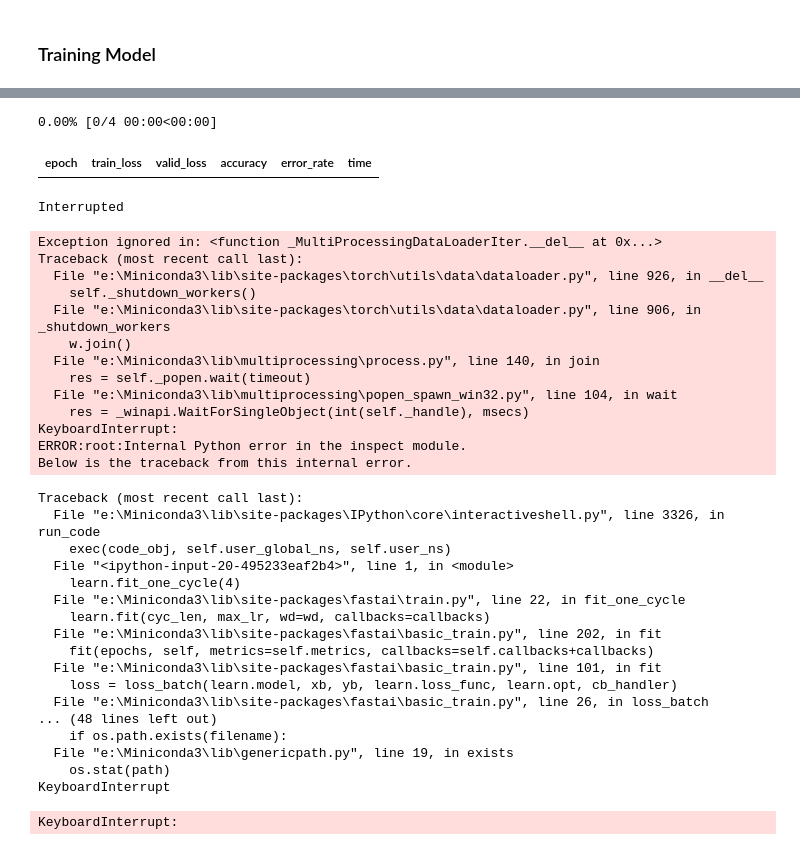
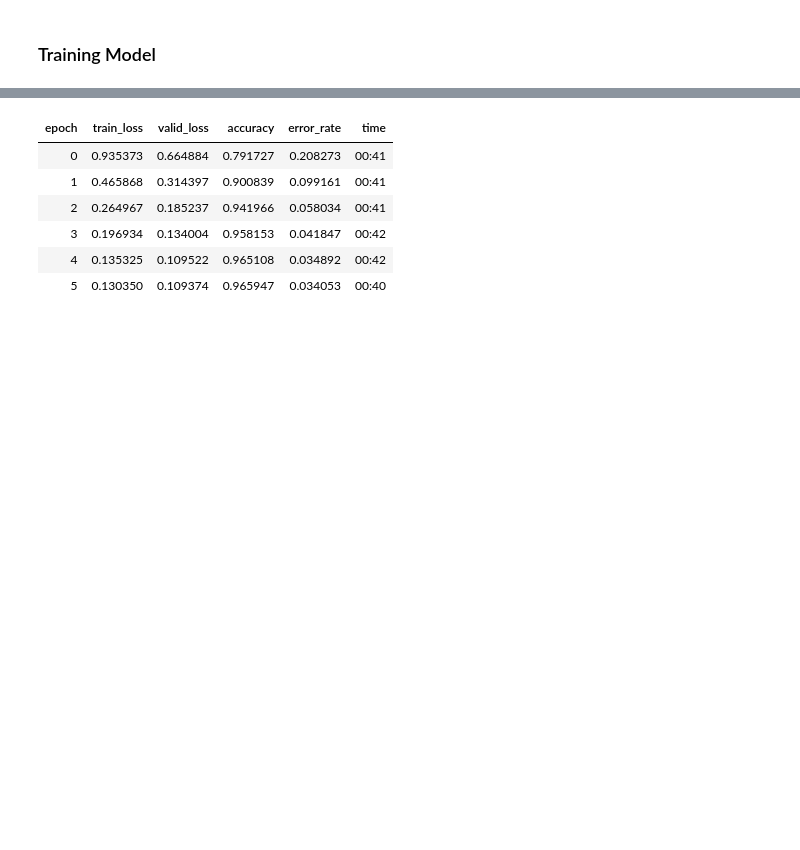
Before and after one commit to mdalvi/fast-ai-lessons, a Jupyter notebook: course-v3/nbs/dl1/lesson1_exercise.ipynb, the cells around one changed output, grey strips where cells are left out. Drawn from its saved outputs; the diff is of its cells as text; code cells hidden in the pictures; blank space fills up the shorter version.

```diff
--- a/course-v3/nbs/dl1/lesson1_exercise.ipynb
+++ b/course-v3/nbs/dl1/lesson1_exercise.ipynb
@@ -70,7 +82,7 @@ unload_images(df_test)
 # %% [markdown]
 ### Loading dataset
 # %%
-dataset = ImageDataBunch.from_folder(IMAGE_DATA_PATH, test='test', bs=64)
+dataset = ImageDataBunch.from_folder(IMAGE_DATA_PATH, test='test', bs=64).normalize(imagenet_stats)
 # %%
 dataset
 # %% [output]
@@ -112,37 +122,10 @@ Downloading: "https://download.pytorch.org/models/resnet34-333f7ec4.pth" to C:\U
 # %%
-learn.fit_one_cycle(4)
+learn.fit_one_cycle(6)
 # %% [output]
-0.00% [0/4 00:00<00:00]
 | epoch | train_loss | valid_loss | accuracy | error_rate | time |
+| 0 | 0.935373 | 0.664884 | 0.791727 | 0.208273 | 00:41 |
+| 1 | 0.465868 | 0.314397 | 0.900839 | 0.099161 | 00:41 |
+| 2 | 0.264967 | 0.185237 | 0.941966 | 0.058034 | 00:41 |
+| 3 | 0.196934 | 0.134004 | 0.958153 | 0.041847 | 00:42 |
+| 4 | 0.135325 | 0.109522 | 0.965108 | 0.034892 | 00:42 |
+| 5 | 0.130350 | 0.109374 | 0.965947 | 0.034053 | 00:40 |
-Interrupted
-Exception ignored in: <function _MultiProcessingDataLoaderIter.__del__ at 0x...>
-Traceback (most recent call last):
-  File "e:\Miniconda3\lib\site-packages\torch\utils\data\dataloader.py", line 926, in __del__
-    self._shutdown_workers()
-  File "e:\Miniconda3\lib\site-packages\torch\utils\data\dataloader.py", line 906, in _shutdown_workers
-    w.join()
-  File "e:\Miniconda3\lib\multiprocessing\process.py", line 140, in join
-    res = self._popen.wait(timeout)
-  File "e:\Miniconda3\lib\multiprocessing\popen_spawn_win32.py", line 104, in wait
-    res = _winapi.WaitForSingleObject(int(self._handle), msecs)
-KeyboardInterrupt:
-ERROR:root:Internal Python error in the inspect module.
-Below is the traceback from this internal error.
-Traceback (most recent call last):
-  File "e:\Miniconda3\lib\site-packages\IPython\core\interactiveshell.py", line 3326, in run_code
-    exec(code_obj, self.user_global_ns, self.user_ns)
-  File "<ipython-input-20-495233eaf2b4>", line 1, in <module>
-    learn.fit_one_cycle(4)
-  File "e:\Miniconda3\lib\site-packages\fastai\train.py", line 22, in fit_one_cycle
-    learn.fit(cyc_len, max_lr, wd=wd, callbacks=callbacks)
-  File "e:\Miniconda3\lib\site-packages\fastai\basic_train.py", line 202, in fit
-    fit(epochs, self, metrics=self.metrics, callbacks=self.callbacks+callbacks)
-  File "e:\Miniconda3\lib\site-packages\fastai\basic_train.py", line 101, in fit
-    loss = loss_batch(learn.model, xb, yb, learn.loss_func, learn.opt, cb_handler)
-  File "e:\Miniconda3\lib\site-packages\fastai\basic_train.py", line 26, in loss_batch
-... (48 lines left out)
-    if os.path.exists(filename):
-  File "e:\Miniconda3\lib\genericpath.py", line 19, in exists
-    os.stat(path)
-KeyboardInterrupt
-KeyboardInterrupt:
```
Also changed, not shown: parts of 28 cells of this notebook, 4 other files.
